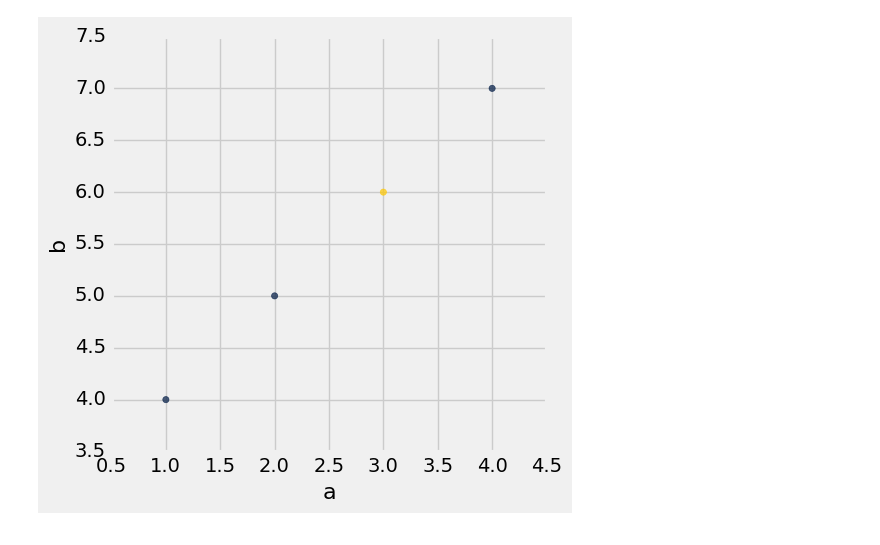
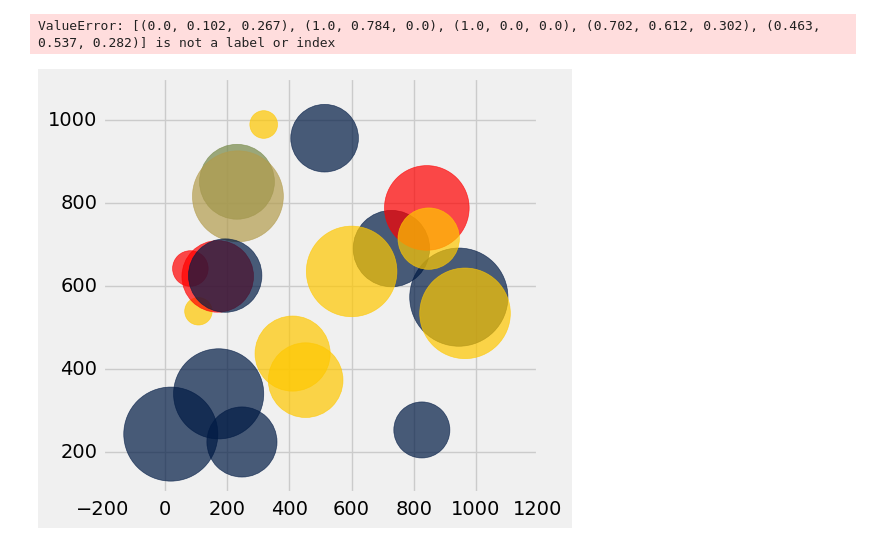
Before and after one commit to data-8/datascience, a Jupyter notebook: datascience/test.ipynb, the cells around one changed output. Cells and saved outputs as stored; diff of their text form; code cells hidden in the pictures.

Commit message:
Size and color work and are reasonable I think

```diff
--- a/datascience/test.ipynb
+++ b/datascience/test.ipynb
@@ -29,4 +29,12 @@ t2
-# %%
-t2.scatter("a", colors = "c")
-# %% [output]
-[figure, removed]
+# %%
+col1 = np.random.choice(1000, size = 20)
+col2 = np.random.choice(1000, size = 20)
+col3 = np.random.choice(1000, size = 20)
+cats = make_array("a", "b", "b", "a","a", "b", "b", "c","a", "b", "e", "a","a", "d", "b", "a","c", "c", "b", "a")
+
+rands = Table().with_column("First", col1).with_column("Second", col2).with_column("Third", col3).with_column("categories", cats)
+# %%
+rands.scatter("First", colors = "categories", sizes = "Third")
+# %% [output]
+ValueError: [(0.0, 0.102, 0.267), (1.0, 0.784, 0.0), (1.0, 0.0, 0.0), (0.702, 0.612, 0.302), (0.463, 0.537, 0.282)] is not a label or index
+[figure, added]
```
Also changed, not shown: parts of 2 cells of this notebook, 1 other file.
